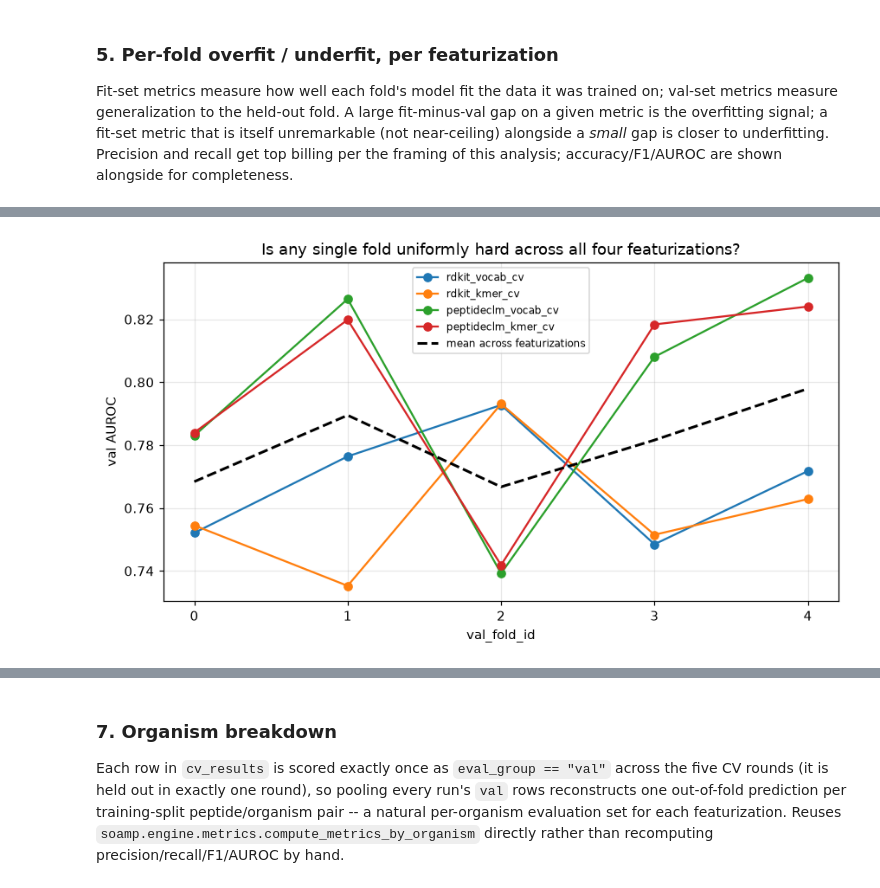
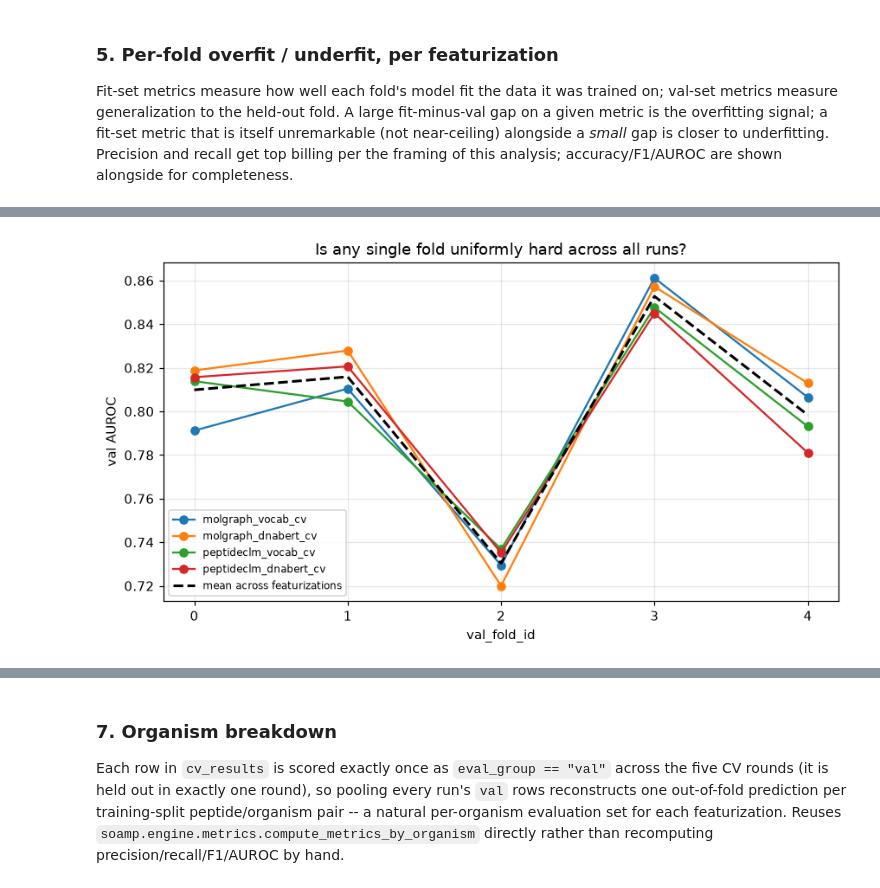
Before and after one commit to LukaJinc/soamp, a Jupyter notebook: scripts/EDA/06_cv_featurization_analysis.ipynb, the cells around one changed output, grey strips where cells are left out. Drawn from its saved outputs; the diff is of its cells as text; code cells hidden in the pictures.

```diff
--- a/scripts/EDA/06_cv_featurization_analysis.ipynb
+++ b/scripts/EDA/06_cv_featurization_analysis.ipynb
@@ -57,0 +52,6 @@ specifically to group them for comparison (`wandb_group`,
+# %%
+PROJECT = "soamp"
+GROUP = "featurization_grid_cv_v2"
+EXP_IDS = ["molgraph_vocab_cv", "molgraph_dnabert_cv", "peptideclm_vocab_cv", "peptideclm_dnabert_cv"]
+
+COLORS = dict(zip(EXP_IDS, plt.cm.tab10.colors))
@@ -230,19 +218,3 @@ fit-set metric that is itself unremarkable (not near-ceiling) alongside a
 *small* gap is closer to underfitting. Precision and recall get top
 billing per the framing of this analysis; accuracy/F1/AUROC are shown
 alongside for completeness.
-# %%
-fig, axes = plt.subplots(2, 2, figsize=(11, 8), sharex=True, sharey=True)
-for ax, exp_id in zip(axes.flat, EXP_IDS):
-    hist = fold_metrics[exp_id]
-    ax.plot(hist["fold"], hist["fit/precision"], "o-", color="tab:blue", label="fit precision")
-    ax.plot(hist["fold"], hist["val/precision"], "o--", color="tab:blue", alpha=0.55, label="val precision")
-    ax.plot(hist["fold"], hist["fit/recall"], "s-", color="tab:orange", label="fit recall")
-    ax.plot(hist["fold"], hist["val/recall"], "s--", color="tab:orange", alpha=0.55, label="val recall")
-    ax.set_title(exp_id, fontsize=10)
-    ax.set_xlabel("val_fold_id")
-    ax.set_xticks(hist["fold"])
-    ax.set_ylim(0, 1)
-axes.flat[0].legend(fontsize=8, loc="lower left")
-fig.suptitle("Fit vs. val precision/recall per fold, per featurization")
-fig.tight_layout()
-plt.show()
@@ -250,0 +221,16 @@ plt.show()
+# %%
+fig, axes = make_grid(len(EXP_IDS), 2, sharex=True, sharey=True)
+for ax, exp_id in zip(axes, EXP_IDS):
+    hist = fold_metrics[exp_id]
+    ax.plot(hist["fold"], hist["fit/precision"], "o-", color="tab:blue", label="fit precision")
+    ax.plot(hist["fold"], hist["val/precision"], "o--", color="tab:blue", alpha=0.55, label="val precision")
+    ax.plot(hist["fold"], hist["fit/recall"], "s-", color="tab:orange", label="fit recall")
+    ax.plot(hist["fold"], hist["val/recall"], "s--", color="tab:orange", alpha=0.55, label="val recall")
+    ax.set_title(exp_id, fontsize=10)
+    ax.set_xlabel("val_fold_id")
+    ax.set_xticks(hist["fold"])
+    ax.set_ylim(0, 1)
+axes[0].legend(fontsize=8, loc="lower left")
+fig.suptitle("Fit vs. val precision/recall per fold, per run")
+fig.tight_layout()
+plt.show()
@@ -414,14 +402,14 @@ fold_difficulty.round(3)
 # %%
 fig, ax = plt.subplots(figsize=(8, 4.5))
 for exp_id in EXP_IDS:
     ax.plot(fold_difficulty.index, fold_difficulty[exp_id], "o-", color=COLORS[exp_id], label=exp_id)
 ax.plot(fold_difficulty.index, fold_difficulty["mean_across_featurizations"], "k--", lw=2, label="mean across featurizations")
 ax.set_xlabel("val_fold_id")
 ax.set_ylabel("val AUROC")
 ax.set_xticks(fold_difficulty.index)
 ax.legend(fontsize=8)
-ax.set_title("Is any single fold uniformly hard across all four featurizations?")
+ax.set_title("Is any single fold uniformly hard across all runs?")
 fig.tight_layout()
 plt.show()
 # %% [output]
-[figure, old version]
+[figure, new version]
```
Also changed, not shown: parts of 60 cells of this notebook, 10 other files.
